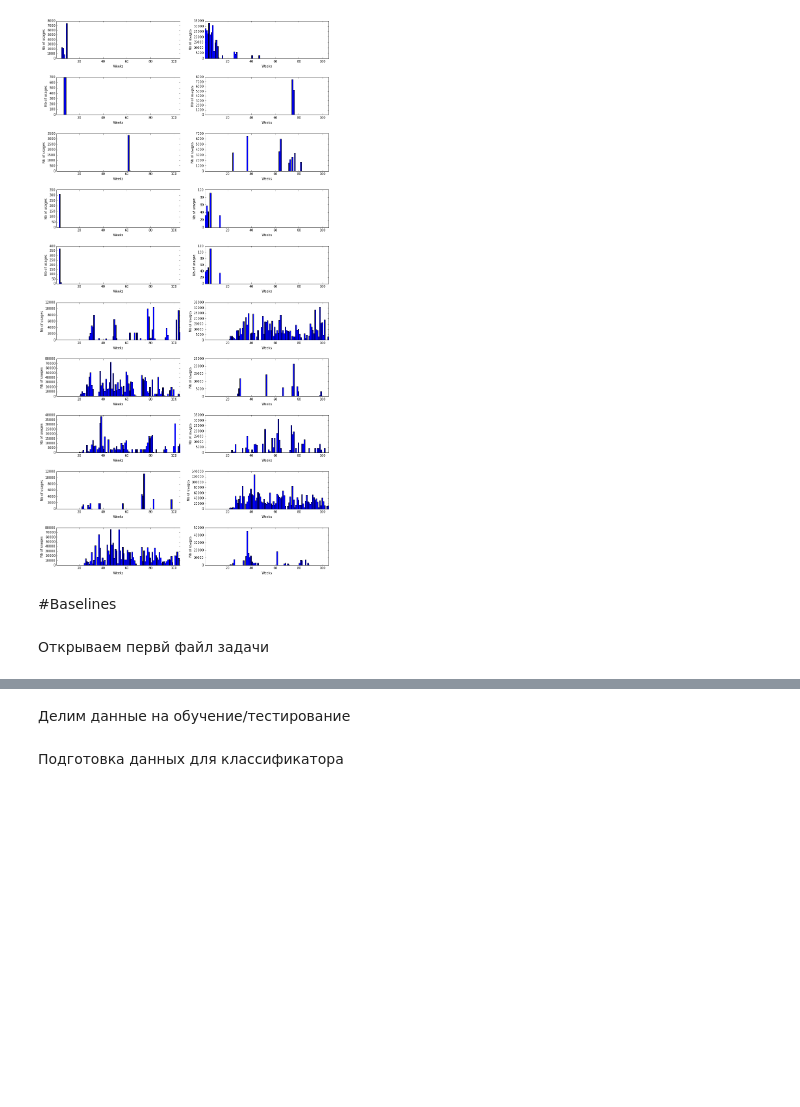
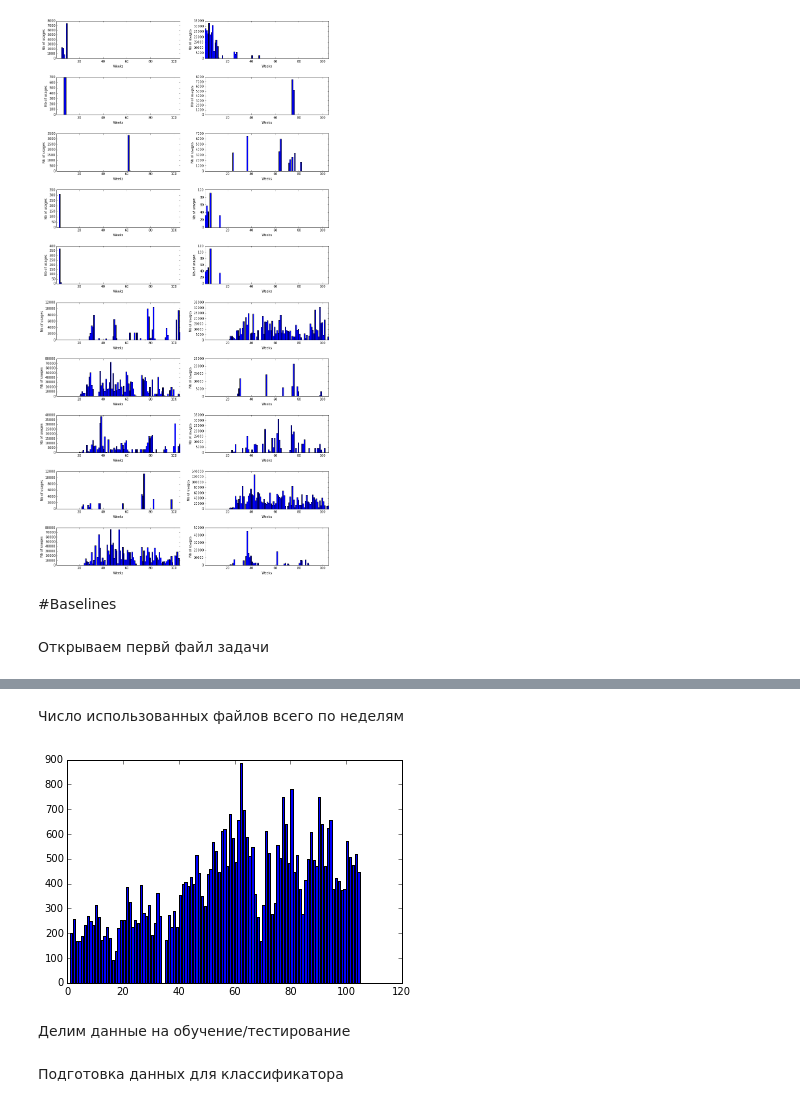
Before and after one commit to kostarion/summer_practics-dbn, a Jupyter notebook: Problem.ipynb, the cells around one changed output, grey strips where cells are left out. Saved outputs shown, nothing was run; the diff lists cells and outputs as text; code cells hidden in the pictures; blank space fills up the shorter version.

```diff
--- a/Problem.ipynb
+++ b/Problem.ipynb
@@ -51,3 +69,9 @@ data1_53.irow(range(0,3))
+# %% [markdown]
+Число использованных файлов всего по неделям
+# %%
+plt.bar(range(1, 105), [len(data_full_1_104[data_full_1_104[str(x)]>0]) for x in range(1, 105)]);
+# %% [output]
+[figure, added]
 # %% [markdown]
 Делим данные на обучение/тестирование
 # %%
```
Also changed, not shown: parts of 38 cells of this notebook.
